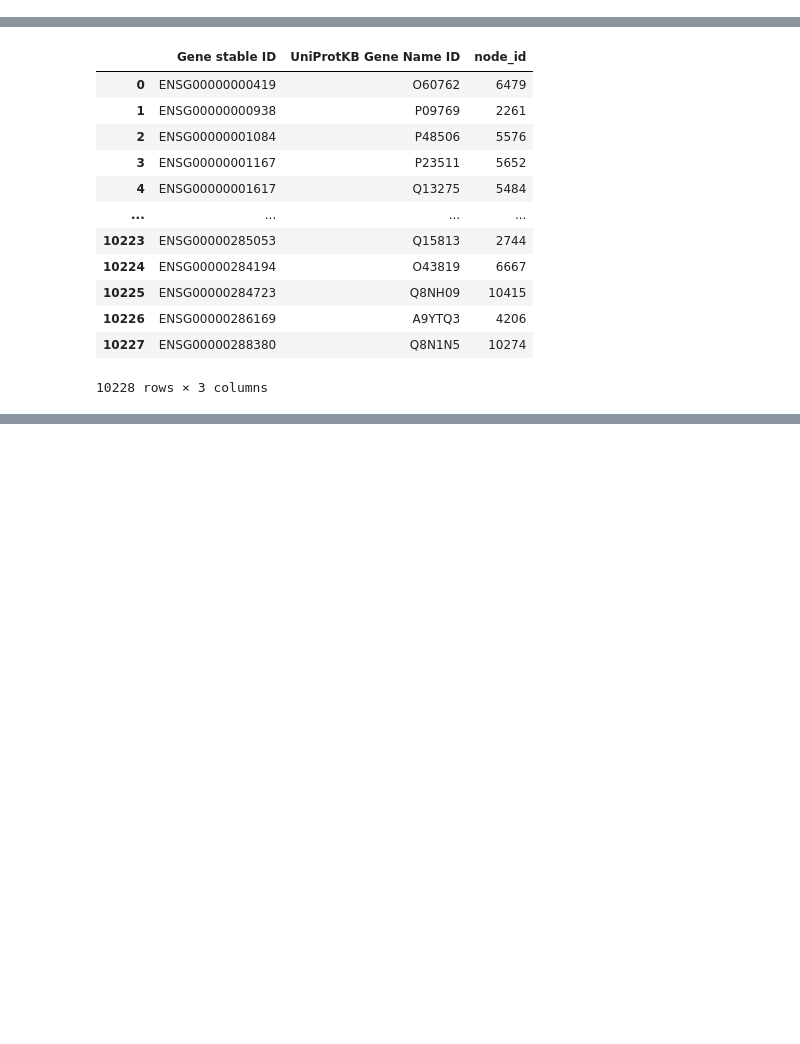
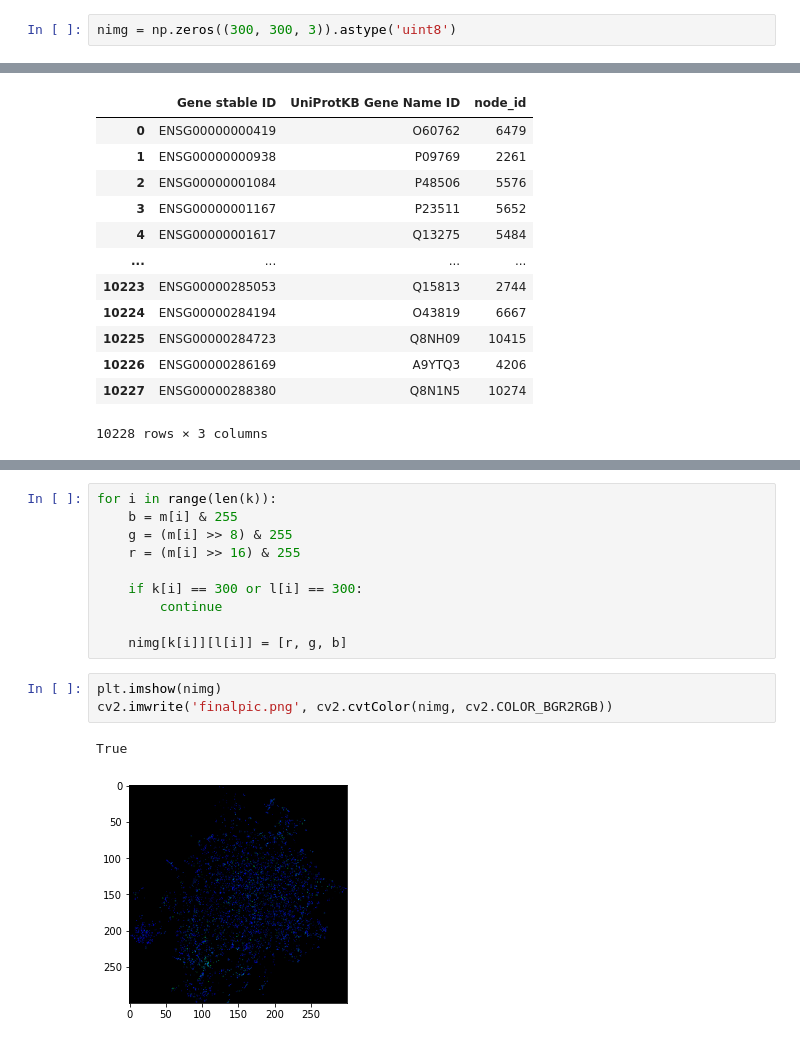
Before and after one commit to pauldrinn/bioeng-project, a Jupyter notebook: process.ipynb, the cells around one changed output, grey strips where cells are left out. Cells and saved outputs as stored; diff of their text form; blank space fills up the shorter version.

```diff
--- a/process.ipynb
+++ b/process.ipynb
@@ -41,3 +50,5 @@ umap_coord
+# %%
+nimg = np.zeros((300, 300, 3)).astype('uint8')
 # %% [markdown]
 ## Obtaining the template for UniProt/ENSEMBL/node id conversions
 # %%
@@ -98,0 +137,16 @@ template
+# %%
+for i in range(len(k)):
+    b = m[i] & 255
+    g = (m[i] >> 8) & 255
+    r = (m[i] >> 16) & 255
+
+    if k[i] == 300 or l[i] == 300:
+        continue
+
+    nimg[k[i]][l[i]] = [r, g, b]
+# %%
+plt.imshow(nimg)
+cv2.imwrite('finalpic.png', cv2.cvtColor(nimg, cv2.COLOR_BGR2RGB))
+# %% [output]
+True
+[figure, added]
```
Also changed, not shown: parts of 13 cells of this notebook, 2 other files.
